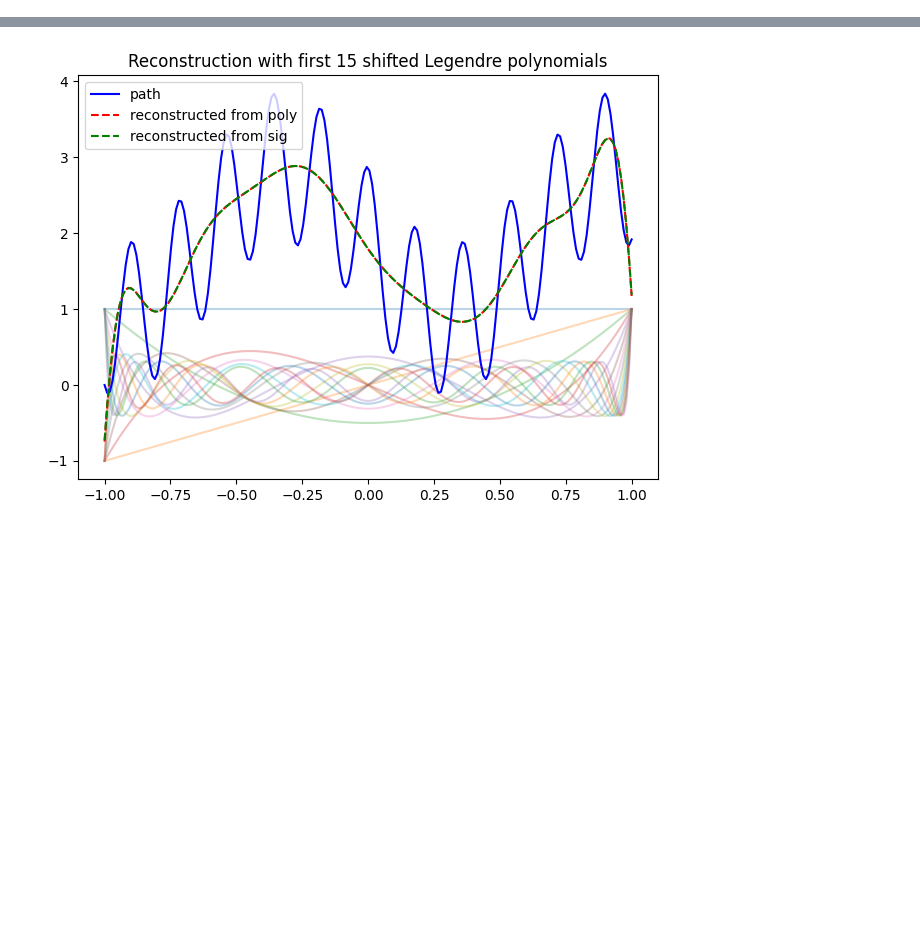
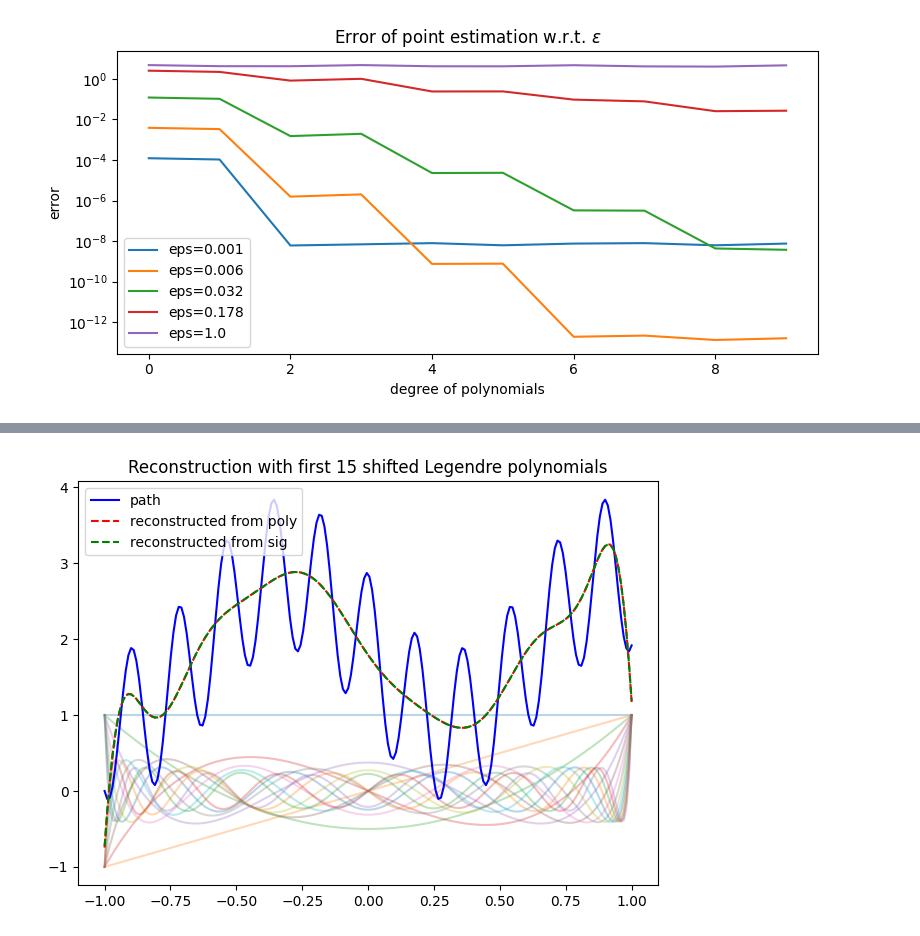
Before and after one commit to Zhuoyue-Huang/M3R-signature-inversion, a Jupyter notebook: sig_ortho_polys.ipynb, the cells around one changed output, grey strips where cells are left out. Saved outputs shown, nothing was run; the diff lists cells and outputs as text; code cells hidden in the pictures; blank space fills up the shorter version.

```diff
--- a/sig_ortho_polys.ipynb
+++ b/sig_ortho_polys.ipynb
@@ -132,0 +73,25 @@ t_grid = np.linspace(-1, 1, length)
+# %%
+# study the error as a function of N for various values of variance
+iter_num = 10
+d_range = range(10)
+eps_range = 10**np.linspace(-3, 0, 5)
+poly_dict = {eps: {'poly': Hermite(t0, eps), 'error': np.zeros(d_range[-1]-d_range[0]+1)} for eps in eps_range}
+for n in tqdm(d_range):
+    error = 0
+    for i in range(iter_num):
+        func = random_sine_generator(seed=np.random.randint(10, 100))
+        for sub_dict in poly_dict.values():
+            sub_dict['error'][n-d_range[0]] += abs(sub_dict['poly'].ploy2path(func, n, t0) - func(t0))
+
+plt.figure(figsize=(8, 4), dpi=100)
+for name, sub_dict in poly_dict.items():
+    plt.plot(d_range, sub_dict['error']/iter_num, label=f'eps={np.round(name, 3)}')
+plt.legend()
+plt.yscale('log')
+plt.xlabel('degree of polynomials')
+plt.ylabel('error')
+plt.title(r'Error of point estimation w.r.t. $\epsilon$')
+plt.tight_layout()
+plt.show()
+# %% [output]
+[figure, added]
```
Also changed, not shown: parts of 11 cells of this notebook, 1 other file.
